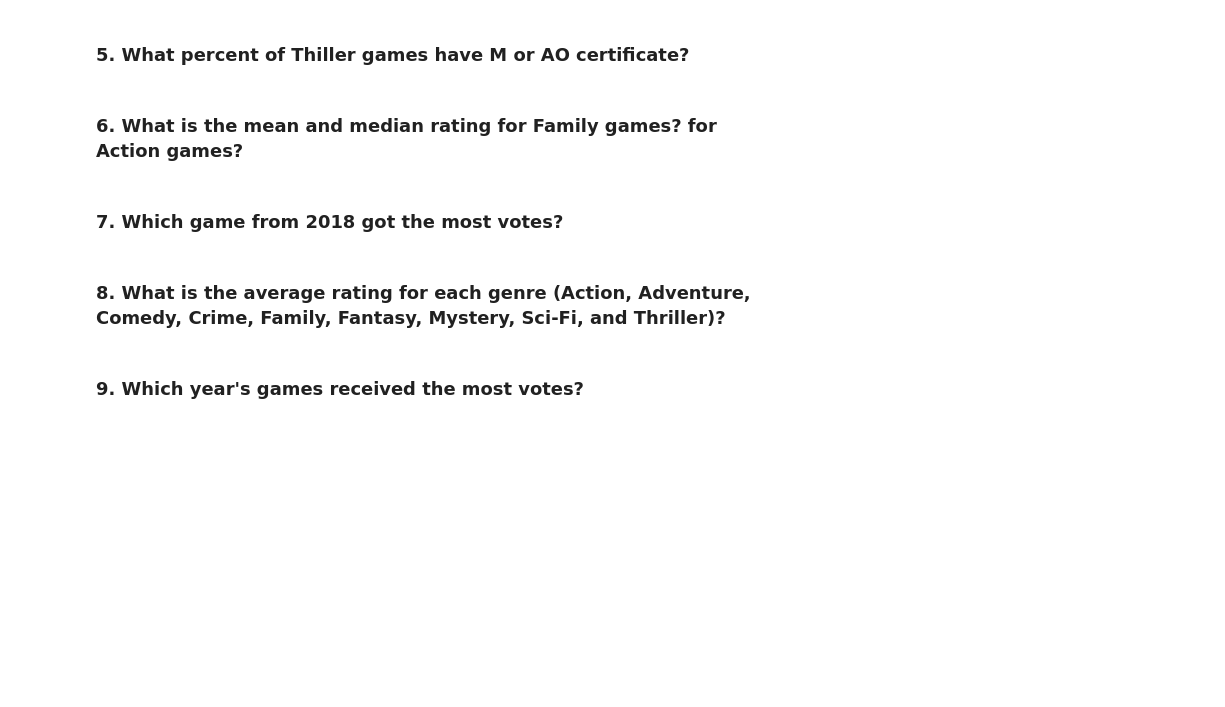
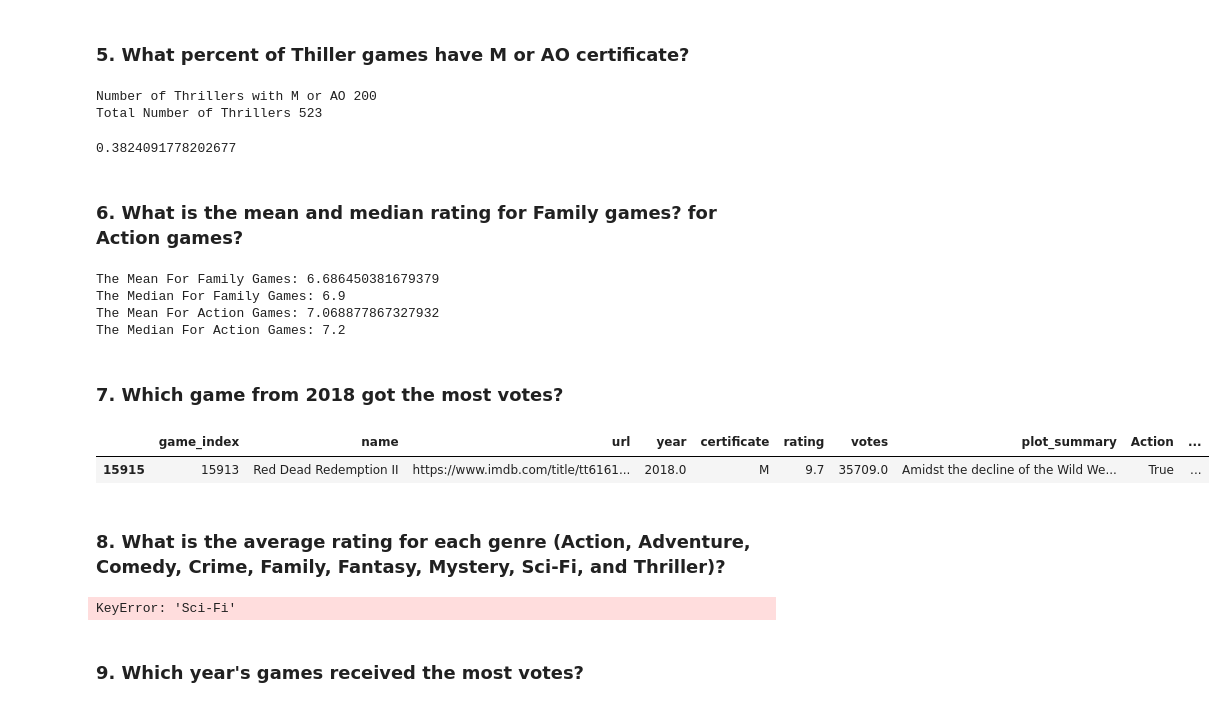
Before and after one commit to allisoncwalker/cis277-fa22-Lab3, a Jupyter notebook: Lab3.ipynb, the cells around one changed output. Saved outputs shown, nothing was run; the diff lists cells and outputs as text; code cells hidden in the pictures; blank space fills up the shorter version.

```diff
--- a/Lab3.ipynb
+++ b/Lab3.ipynb
@@ -119,10 +155,60 @@ Name: name, Length: 20805, dtype: bool>
 # %% [markdown]
 ### 5. What percent of Thiller games have M or AO certificate?
+# %%
+# mask = df.name.str.contains(f'A' | f'AO').
+thriller_m_ao = df[ (df.Thriller==True) & (df.certificate=='M') | (df.certificate=='AO')]
+print("Number of Thrillers with M or AO", len(thriller_m_ao))
+
+thriller = df[ (df.Thriller==True)]
+print( "Total Number of Thrillers" ,len(thriller))
+
+len(thriller_m_ao) / (len(thriller))
+# %% [output]
+Number of Thrillers with M or AO 200
+Total Number of Thrillers 523
+0.3824091778202677
 # %% [markdown]
 ### 6. What is the mean and median rating for Family games? for Action games?
+# %%
+family_mean = df[df.Family].rating.mean()
+family_median = df[df.Family].rating.median()
+
+action_mean = df[df.Action].rating.mean()
+action_median = df[df.Action].rating.median()
+
+print(f"The Mean For Family Games: {family_mean}")
+print(f"The Median For Family Games: {family_median}")
+
+print(f"The Mean For Action Games: {action_mean}")
+print(f"The Median For Action Games: {action_median}")
+# %% [output]
+The Mean For Family Games: 6.686450381679379
+The Median For Family Games: 6.9
+The Mean For Action Games: 7.068877867327932
+The Median For Action Games: 7.2
 # %% [markdown]
 ### 7. Which game from 2018 got the most votes?
+# %%
+year_mask = df["year"] == 2018
+max_year_votes = df[year_mask].votes.max()
+
+df.loc[df['votes'] == max_year_votes]
+# %% [output]
+|  | game_index | name | url | year | certificate | rating | votes | plot_summary | Action | ... |
+| 15915 | 15913 | Red Dead Redemption II | https://www.imdb.com/title/tt6161... | 2018.0 | M | 9.7 | 35709.0 | Amidst the decline of the Wild We... | True | ... |
 # %% [markdown]
 ### 8. What is the average rating for each genre (Action, Adventure, Comedy, Crime, Family, Fantasy, Mystery, Sci-Fi, and Thriller)?
+# %%
+thriller_avg = df[df.Thriller].rating.mean()
+scifi_avg = df[ df["Sci-Fi"] ].rating.mean()
+
+results_df = pd.DataFrame( {
+        "Type": ["Thriller", "Sci-Fi"],
+        "AverageRating": [thriller_avg, scifi_avg] }
+        )
+
+results_df
+# %% [output]
+KeyError: 'Sci-Fi'
 # %% [markdown]
 ### 9. Which year's games received the most votes?
```
Also changed, not shown: parts of 26 cells of this notebook, 1 other file.
